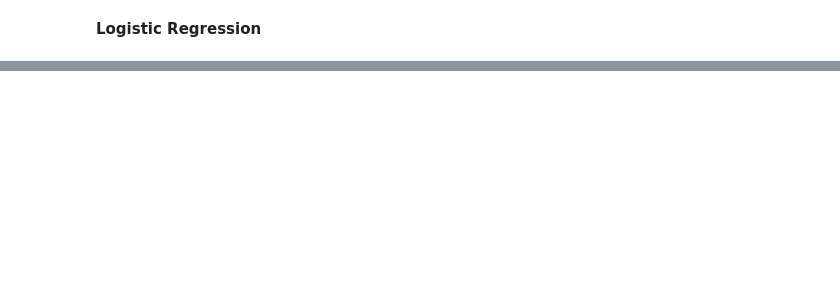
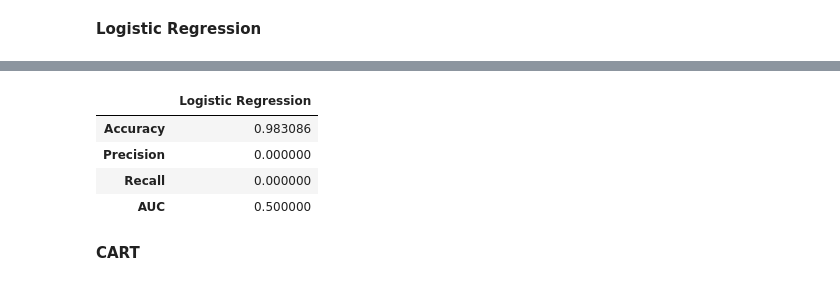
Before and after one commit to giorgiodemarchi/TabText-Experiments, a Jupyter notebook: Giorgio_baseline.ipynb, the cells around one changed output, grey strips where cells are left out. Saved outputs shown, nothing was run; the diff lists cells and outputs as text; code cells hidden in the pictures; blank space fills up the shorter version.

```diff
--- a/Giorgio_baseline.ipynb
+++ b/Giorgio_baseline.ipynb
@@ -371,0 +399,8 @@ X_train, X_test, y_train, y_test = train_test_split(X,y,
+# %%
+numerical_columns = ['CNT_CHILDREN','AMT_INCOME_TOTAL','CNT_FAM_MEMBERS','begin_month', 'AGE', 'YEARS_EMPLOYED']
+# %%
+from sklearn.preprocessing import StandardScaler
+
+scaler = StandardScaler()
+
+X_res[numerical_columns] = scaler.fit_transform(X_res[numerical_columns])
@@ -372,23 +430,35 @@ X_train, X_test, y_train, y_test = train_test_split(X,y,
+# %%
+X_train, y_train = X_res, y_res
 # %% [markdown]
 **Logistic Regression**
 # %%
-from sklearn.metrics import accuracy_score, confusion_matrix, plot_confusion_matrix
+from sklearn.metrics import accuracy_score, confusion_matrix, auc, roc_curve, precision_score, recall_score, roc_auc_score
 from sklearn.linear_model import LogisticRegression
 import seaborn as sns
 
 
 model = LogisticRegression(C=0.8,
-                           random_state=0,
+                           random_state=42,
                            solver='lbfgs')
+
+
 model.fit(X_train, y_train)
+
+X_test[numerical_columns] = scaler.transform(X_test[numerical_columns])
 y_predict = model.predict(X_test)
 
-print('Accuracy Score is {:.5}'.format(accuracy_score(y_test, y_predict)))
-print(pd.DataFrame(confusion_matrix(y_test,y_predict)))
+## METRICS
+# Accuracy
+log_accuracy = accuracy_score(y_test, y_predict)
 
-sns.set_style('white')
-class_names = ['0','1']
-plot_confusion_matrix(confusion_matrix(y_test,y_predict),
-                      classes= class_names, normalize = True,
-                      title='Normalized Confusion Matrix: Logistic Regression')
+# Precision
+log_precision = precision_score(y_test, y_predict)
+
+# Recall
+log_recall = recall_score(y_test, y_predict)
+
+# AUC
+log_auc = roc_auc_score(y_test, y_predict)
+
+pd.DataFrame(confusion_matrix(y_test,y_predict))
 # %% [output]
@@ -399,0 +475,12 @@ ImportError: DLL load failed while importing _argkmin: The filename or extension
+# %%
+## Metrics dataframe
+log_metrics = pd.DataFrame({'Logistic Regression': [log_accuracy, log_precision, log_recall, log_auc]}, columns = ['Logistic Regression'], index=['Accuracy', 'Precision', 'Recall', 'AUC'])
+log_metrics
+# %% [output]
+|  | Logistic Regression |
+| Accuracy | 0.983086 |
+| Precision | 0.000000 |
+| Recall | 0.000000 |
+| AUC | 0.500000 |
+# %% [markdown]
+**CART**
```
Also changed, not shown: parts of 28 cells of this notebook.
